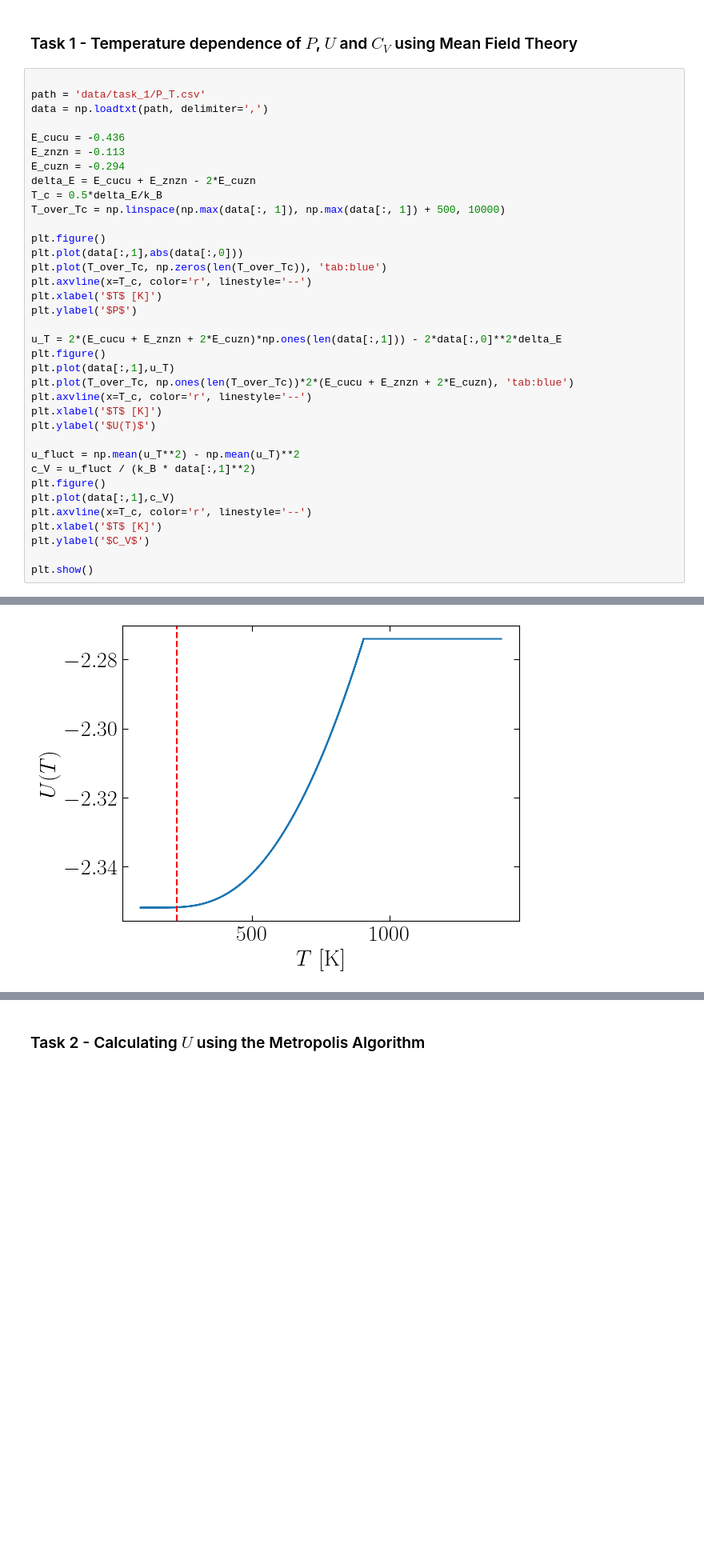
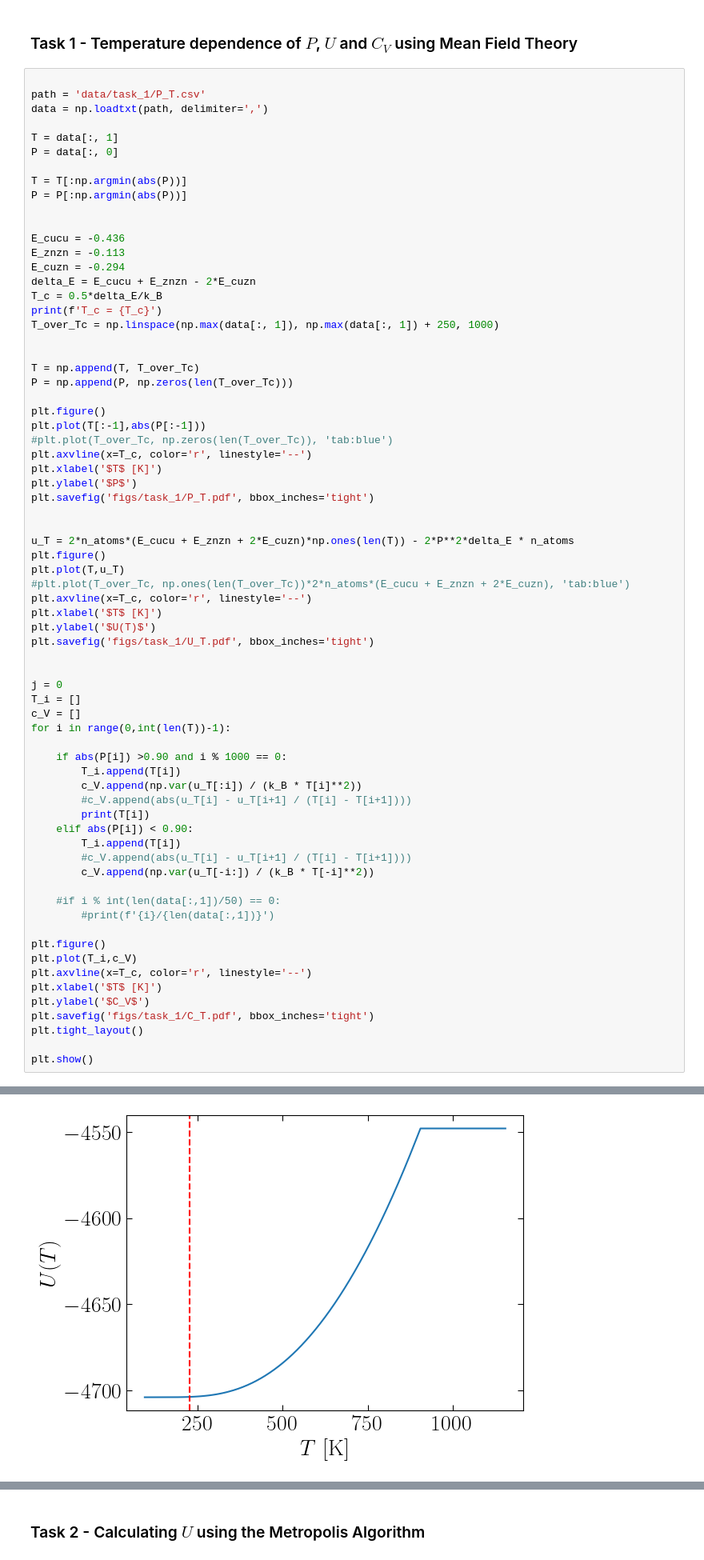
Before and after one commit to stommen/fka122-homeworks, a Jupyter notebook: H2/analyzer.ipynb, the cells around one changed output, grey strips where cells are left out. Shown at 80% size. Cells and saved outputs as stored; diff of their text form; blank space fills up the shorter version.

```diff
--- a/H2/analyzer.ipynb
+++ b/H2/analyzer.ipynb
@@ -80,36 +128,70 @@ def plot_burnin(data_eqs, Ts, rows, cols, figsize, save=False, plot_color=None):
 
 path = 'data/task_1/P_T.csv'
 data = np.loadtxt(path, delimiter=',')
+
+T = data[:, 1]
+P = data[:, 0]
+
+T = T[:np.argmin(abs(P))]
+P = P[:np.argmin(abs(P))]
+
 
 E_cucu = -0.436
 E_znzn = -0.113
 E_cuzn = -0.294
 delta_E = E_cucu + E_znzn - 2*E_cuzn
 T_c = 0.5*delta_E/k_B
-T_over_Tc = np.linspace(np.max(data[:, 1]), np.max(data[:, 1]) + 500, 10000)
+print(f'T_c = {T_c}')
+T_over_Tc = np.linspace(np.max(data[:, 1]), np.max(data[:, 1]) + 250, 1000)
+
+
+T = np.append(T, T_over_Tc)
+P = np.append(P, np.zeros(len(T_over_Tc)))
 
 plt.figure()
-plt.plot(data[:,1],abs(data[:,0]))
-plt.plot(T_over_Tc, np.zeros(len(T_over_Tc)), 'tab:blue')
+plt.plot(T[:-1],abs(P[:-1]))
+#plt.plot(T_over_Tc, np.zeros(len(T_over_Tc)), 'tab:blue')
 plt.axvline(x=T_c, color='r', linestyle='--')
 plt.xlabel('$T$ [K]')
 plt.ylabel('$P$')
+plt.savefig('figs/task_1/P_T.pdf', bbox_inches='tight')
 
-u_T = 2*(E_cucu + E_znzn + 2*E_cuzn)*np.ones(len(data[:,1])) - 2*data[:,0]**2*delta_E
+
+u_T = 2*n_atoms*(E_cucu + E_znzn + 2*E_cuzn)*np.ones(len(T)) - 2*P**2*delta_E * n_atoms
 plt.figure()
-plt.plot(data[:,1],u_T)
-plt.plot(T_over_Tc, np.ones(len(T_over_Tc))*2*(E_cucu + E_znzn + 2*E_cuzn), 'tab:blue')
+plt.plot(T,u_T)
+#plt.plot(T_over_Tc, np.ones(len(T_over_Tc))*2*n_atoms*(E_cucu + E_znzn + 2*E_cuzn), 'tab:blue')
 plt.axvline(x=T_c, color='r', linestyle='--')
 plt.xlabel('$T$ [K]')
 plt.ylabel('$U(T)$')
+plt.savefig('figs/task_1/U_T.pdf', bbox_inches='tight')
 
-u_fluct = np.mean(u_T**2) - np.mean(u_T)**2
-c_V = u_fluct / (k_B * data[:,1]**2)
+
+j = 0
+T_i = []
+c_V = []
+for i in range(0,int(len(T))-1):
+
+    if abs(P[i]) >0.90 and i % 1000 == 0:
+        T_i.append(T[i])
+        c_V.append(np.var(u_T[:i]) / (k_B * T[i]**2))
+        #c_V.append(abs(u_T[i] - u_T[i+1] / (T[i] - T[i+1])))
+        print(T[i])
+    elif abs(P[i]) < 0.90:
+        T_i.append(T[i])
+        #c_V.append(abs(u_T[i] - u_T[i+1] / (T[i] - T[i+1])))
+        c_V.append(np.var(u_T[-i:]) / (k_B * T[-i]**2))
+
+    #if i % int(len(data[:,1])/50) == 0:
+        #print(f'{i}/{len(data[:,1])}')
+
 plt.figure()
-plt.plot(data[:,1],c_V)
+plt.plot(T_i,c_V)
 plt.axvline(x=T_c, color='r', linestyle='--')
 plt.xlabel('$T$ [K]')
 plt.ylabel('$C_V$')
+plt.savefig('figs/task_1/C_T.pdf', bbox_inches='tight')
+plt.tight_layout()
 
 plt.show()
 # %% [output]
@@ -117 +218 @@ plt.show()
-[figure, old version]
+[figure, new version]
```
Also changed, not shown: parts of 8 cells of this notebook, 6 other files.
